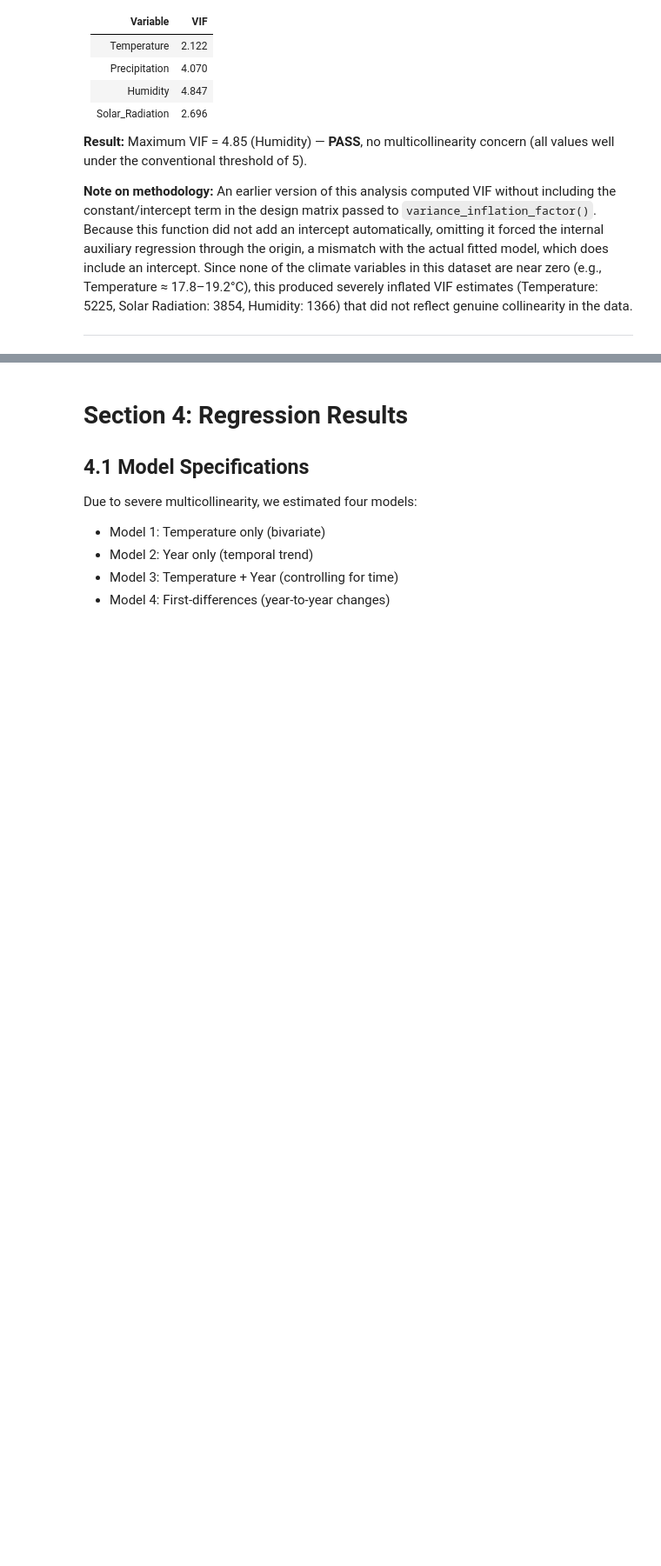
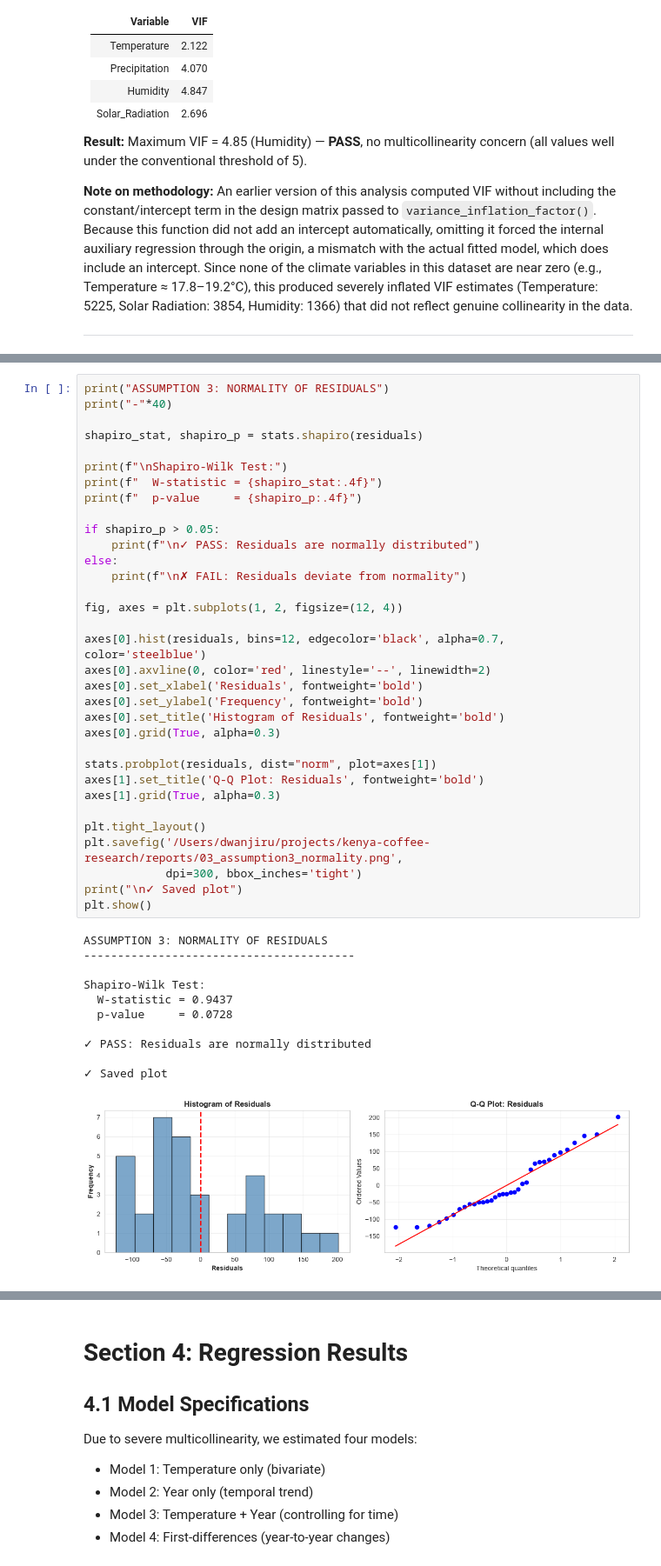
Before and after one commit to DoreenMolly/kenya-coffee-research, a Jupyter notebook: notebooks/data_analysis.ipynb, the cells around one changed output, grey strips where cells are left out. Shown at 87% size. Cells and saved outputs as stored; diff of their text form; blank space fills up the shorter version.

Commit message:
"Check for normality of residuals"

```diff
--- a/notebooks/data_analysis.ipynb
+++ b/notebooks/data_analysis.ipynb
@@ -1143,0 +1154,45 @@ Highest Correlations Between Predictors:
+# %%
+print("ASSUMPTION 3: NORMALITY OF RESIDUALS")
+print("-"*40)
+
+shapiro_stat, shapiro_p = stats.shapiro(residuals)
+
+print(f"\nShapiro-Wilk Test:")
+print(f"  W-statistic = {shapiro_stat:.4f}")
+print(f"  p-value     = {shapiro_p:.4f}")
+
+if shapiro_p > 0.05:
+    print(f"\n✓ PASS: Residuals are normally distributed")
+else:
+    print(f"\n✗ FAIL: Residuals deviate from normality")
+
+fig, axes = plt.subplots(1, 2, figsize=(12, 4))
+
+axes[0].hist(residuals, bins=12, edgecolor='black', alpha=0.7, color='steelblue')
+axes[0].axvline(0, color='red', linestyle='--', linewidth=2)
+axes[0].set_xlabel('Residuals', fontweight='bold')
+axes[0].set_ylabel('Frequency', fontweight='bold')
+axes[0].set_title('Histogram of Residuals', fontweight='bold')
+axes[0].grid(True, alpha=0.3)
+
+stats.probplot(residuals, dist="norm", plot=axes[1])
+axes[1].set_title('Q-Q Plot: Residuals', fontweight='bold')
+axes[1].grid(True, alpha=0.3)
+
+plt.tight_layout()
+plt.savefig('/Users/dwanjiru/projects/kenya-coffee-research/reports/03_assumption3_normality.png',
+            dpi=300, bbox_inches='tight')
+print("\n✓ Saved plot")
+plt.show()
+# %% [output]
+ASSUMPTION 3: NORMALITY OF RESIDUALS
+----------------------------------------
+
+Shapiro-Wilk Test:
+  W-statistic = 0.9437
+  p-value     = 0.0728
+
+✓ PASS: Residuals are normally distributed
+
+✓ Saved plot
+[figure, added]
```
Also changed, not shown: parts of 4 cells of this notebook, 1 other file.
